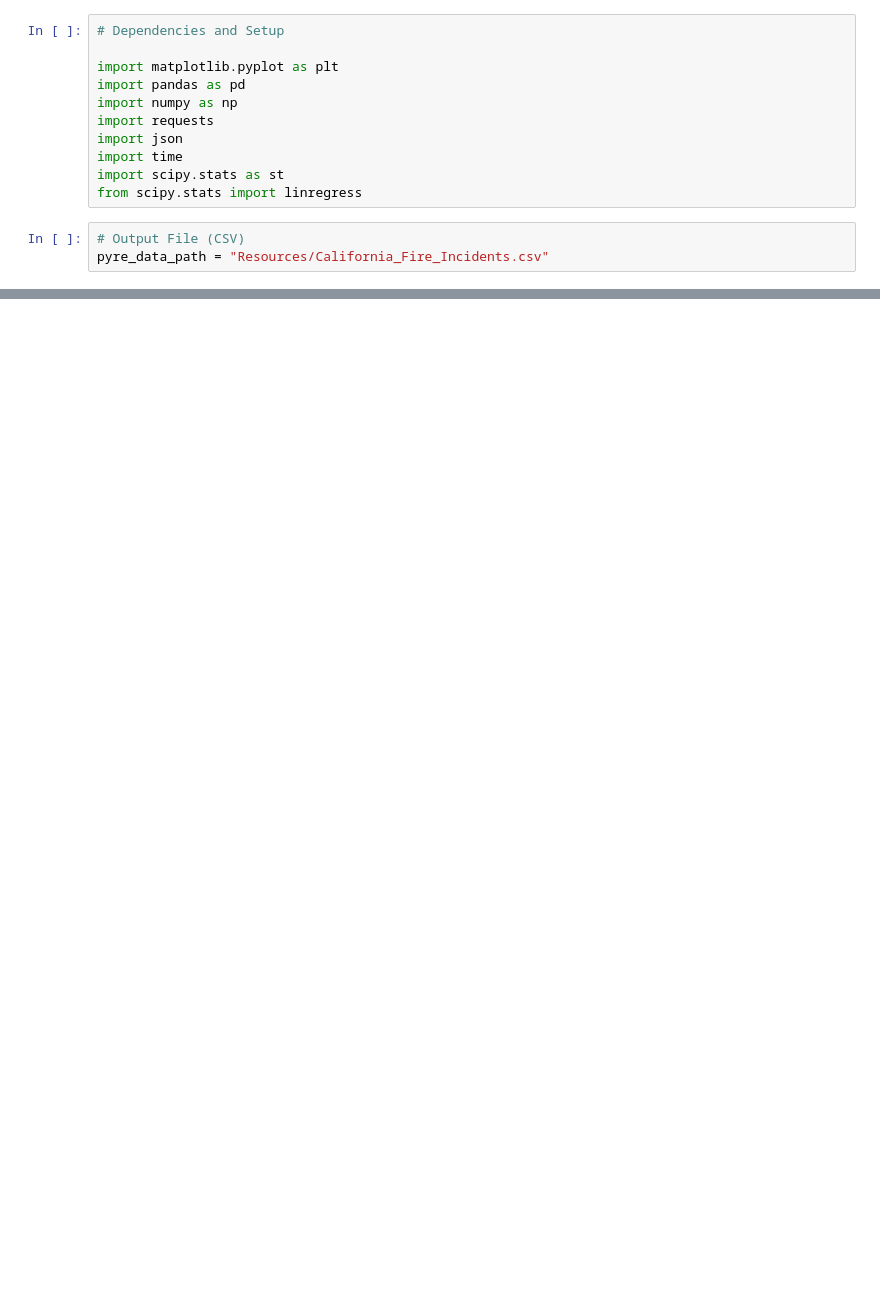
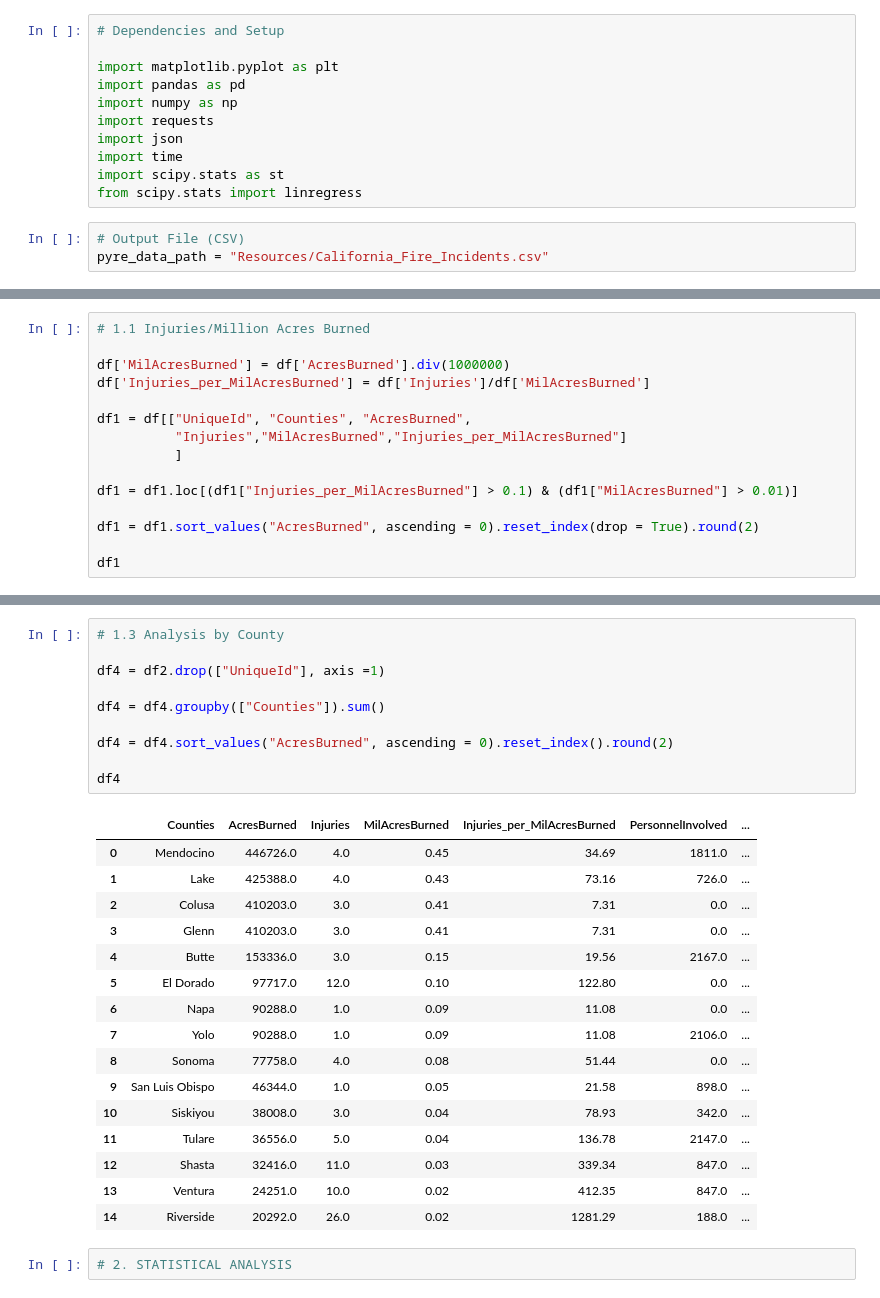
Before and after one commit to jump8621/data-project-I, a Jupyter notebook: alessandro_pyre.ipynb, the cells around one changed output, grey strips where cells are left out. Drawn from its saved outputs; the diff is of its cells as text; blank space fills up the shorter version.

```diff
--- a/alessandro_pyre.ipynb
+++ b/alessandro_pyre.ipynb
@@ -265,0 +47,15 @@ fires_by_county.head().round(0)
+# %%
+# 1.1 Injuries/Million Acres Burned
+
+df['MilAcresBurned'] = df['AcresBurned'].div(1000000)
+df['Injuries_per_MilAcresBurned'] = df['Injuries']/df['MilAcresBurned']
+
+df1 = df[["UniqueId", "Counties", "AcresBurned",
+          "Injuries","MilAcresBurned","Injuries_per_MilAcresBurned"]
+          ]
+
+df1 = df1.loc[(df1["Injuries_per_MilAcresBurned"] > 0.1) & (df1["MilAcresBurned"] > 0.01)]
+
+df1 = df1.sort_values("AcresBurned", ascending = 0).reset_index(drop = True).round(2)
+
+df1
@@ -265,0 +104,29 @@ fires_by_county.head().round(0)
+# %%
+# 1.3 Analysis by County
+
+df4 = df2.drop(["UniqueId"], axis =1)
+
+df4 = df4.groupby(["Counties"]).sum()
+
+df4 = df4.sort_values("AcresBurned", ascending = 0).reset_index().round(2)
+
+df4
+# %% [output]
+|  | Counties | AcresBurned | Injuries | MilAcresBurned | Injuries_per_MilAcresBurned | PersonnelInvolved | ... |
+| 0 | Mendocino | 446726.0 | 4.0 | 0.45 | 34.69 | 1811.0 | ... |
+| 1 | Lake | 425388.0 | 4.0 | 0.43 | 73.16 | 726.0 | ... |
+| 2 | Colusa | 410203.0 | 3.0 | 0.41 | 7.31 | 0.0 | ... |
+| 3 | Glenn | 410203.0 | 3.0 | 0.41 | 7.31 | 0.0 | ... |
+| 4 | Butte | 153336.0 | 3.0 | 0.15 | 19.56 | 2167.0 | ... |
+| 5 | El Dorado | 97717.0 | 12.0 | 0.10 | 122.80 | 0.0 | ... |
+| 6 | Napa | 90288.0 | 1.0 | 0.09 | 11.08 | 0.0 | ... |
+| 7 | Yolo | 90288.0 | 1.0 | 0.09 | 11.08 | 2106.0 | ... |
+| 8 | Sonoma | 77758.0 | 4.0 | 0.08 | 51.44 | 0.0 | ... |
+| 9 | San Luis Obispo | 46344.0 | 1.0 | 0.05 | 21.58 | 898.0 | ... |
+| 10 | Siskiyou | 38008.0 | 3.0 | 0.04 | 78.93 | 342.0 | ... |
+| 11 | Tulare | 36556.0 | 5.0 | 0.04 | 136.78 | 2147.0 | ... |
+| 12 | Shasta | 32416.0 | 11.0 | 0.03 | 339.34 | 847.0 | ... |
+| 13 | Ventura | 24251.0 | 10.0 | 0.02 | 412.35 | 847.0 | ... |
+| 14 | Riverside | 20292.0 | 26.0 | 0.02 | 1281.29 | 188.0 | ... |
+# %%
+# 2. STATISTICAL ANALYSIS
```
Also changed, not shown: parts of 39 cells of this notebook.
